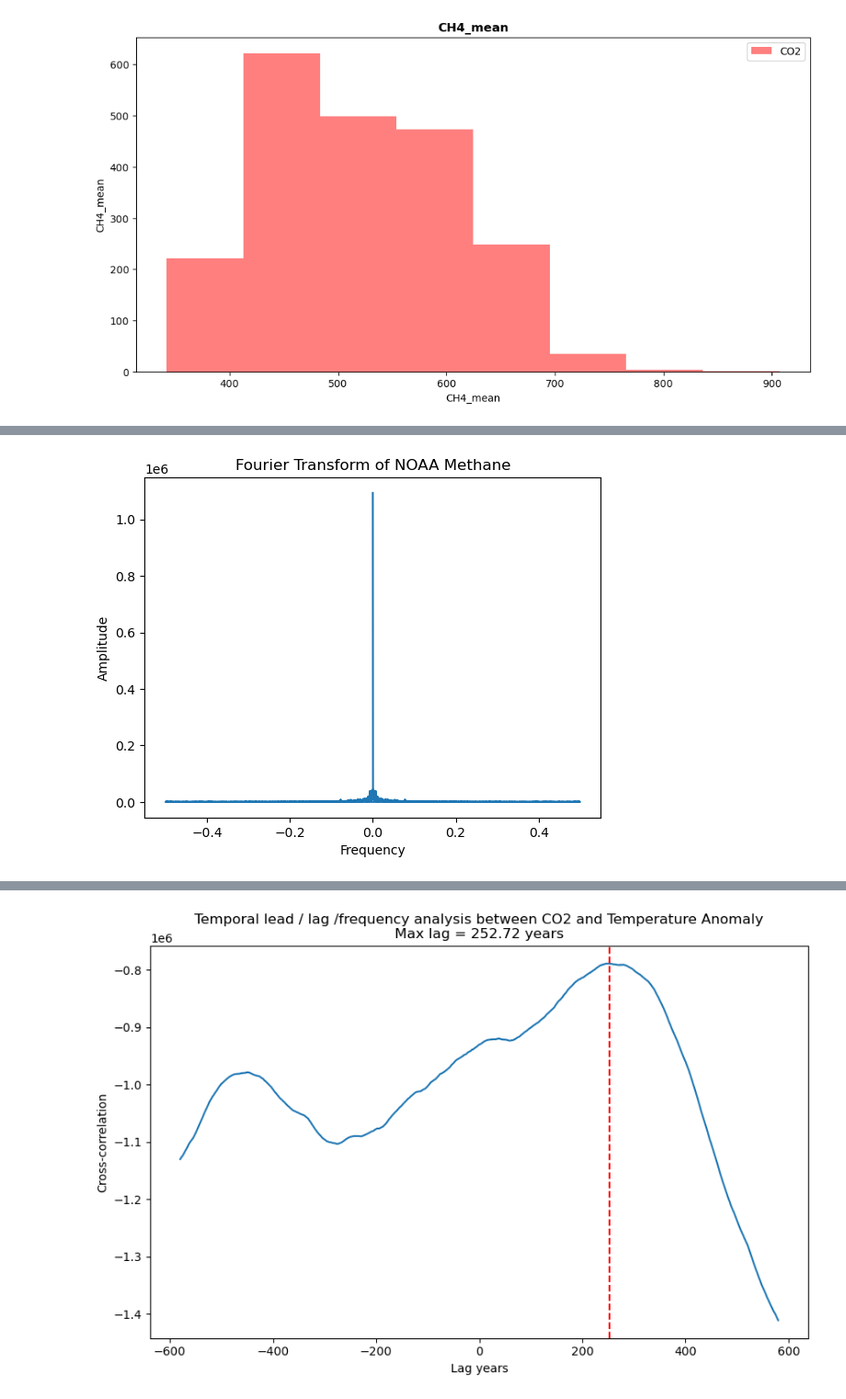
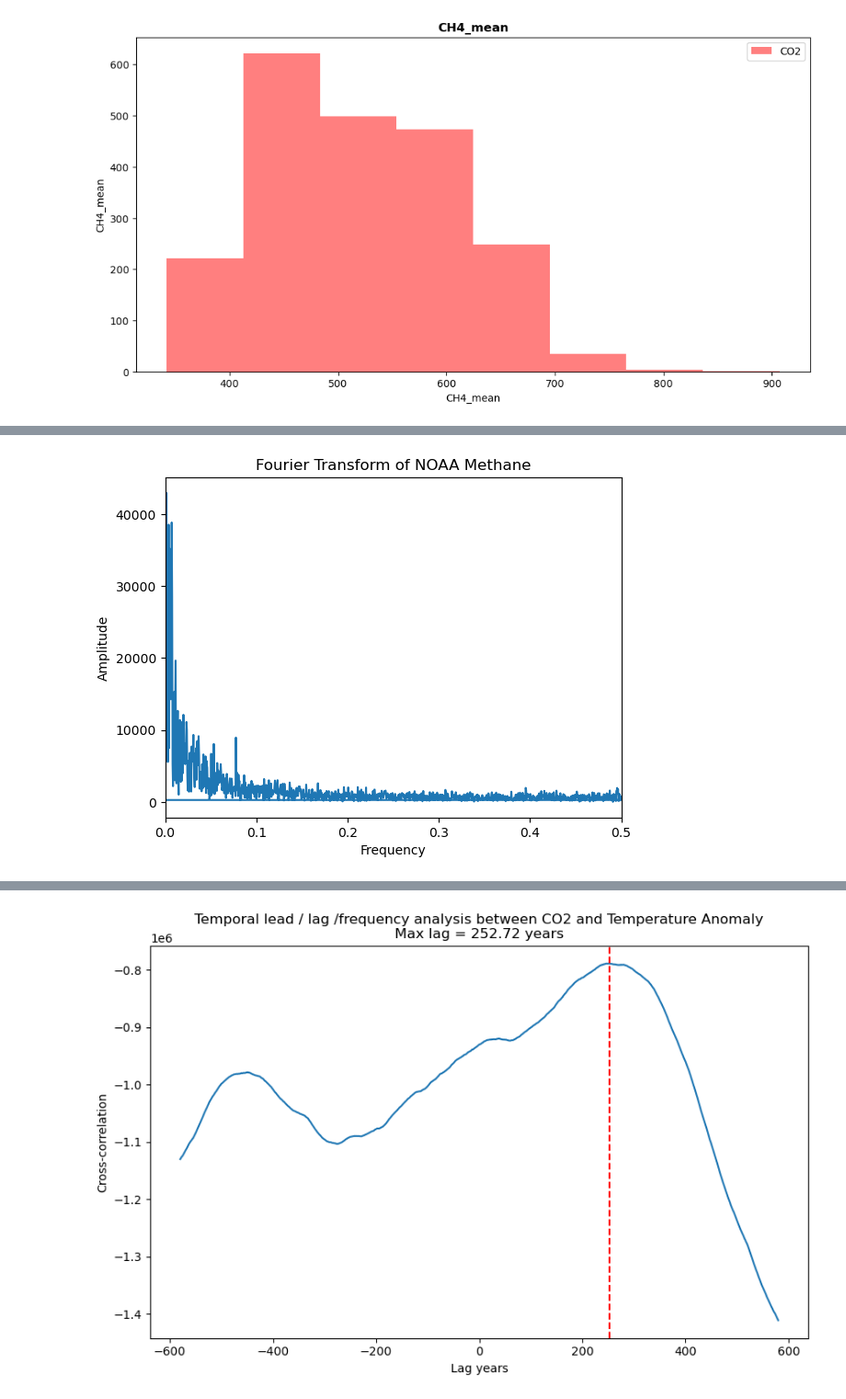
Before and after one commit to keithmmc/pda2, a Jupyter notebook: project2.ipynb, the cells around one changed output, grey strips where cells are left out. Shown at 92% size. Saved outputs shown, nothing was run; the diff lists cells and outputs as text; code cells hidden in the pictures.

```diff
--- a/project2.ipynb
+++ b/project2.ipynb
@@ -487,14 +506,14 @@ plt.show()
 # %%
 y = methane_noaa["CH4_mean"].to_numpy()
-#y = np.ascontiguousarray(y)
+y = y - np.mean(y)
 
 yf = np.fft.fft(y) # Frequency spectrum
-#yf= np.absolute(yf)
 xf = fftfreq(y.size)
 plt.plot(xf, np.abs(yf)) # Plot the magnitude of the spectrum
 plt.xlabel('Frequency')
 plt.ylabel('Amplitude')
 plt.title('Fourier Transform of NOAA Methane')
+plt.xlim(0, 0.5) # zoom in to see the peaks
 plt.show()
 # %% [output]
-[figure, old version]
+[figure, new version]
```
Also changed, not shown: parts of 36 cells of this notebook.
